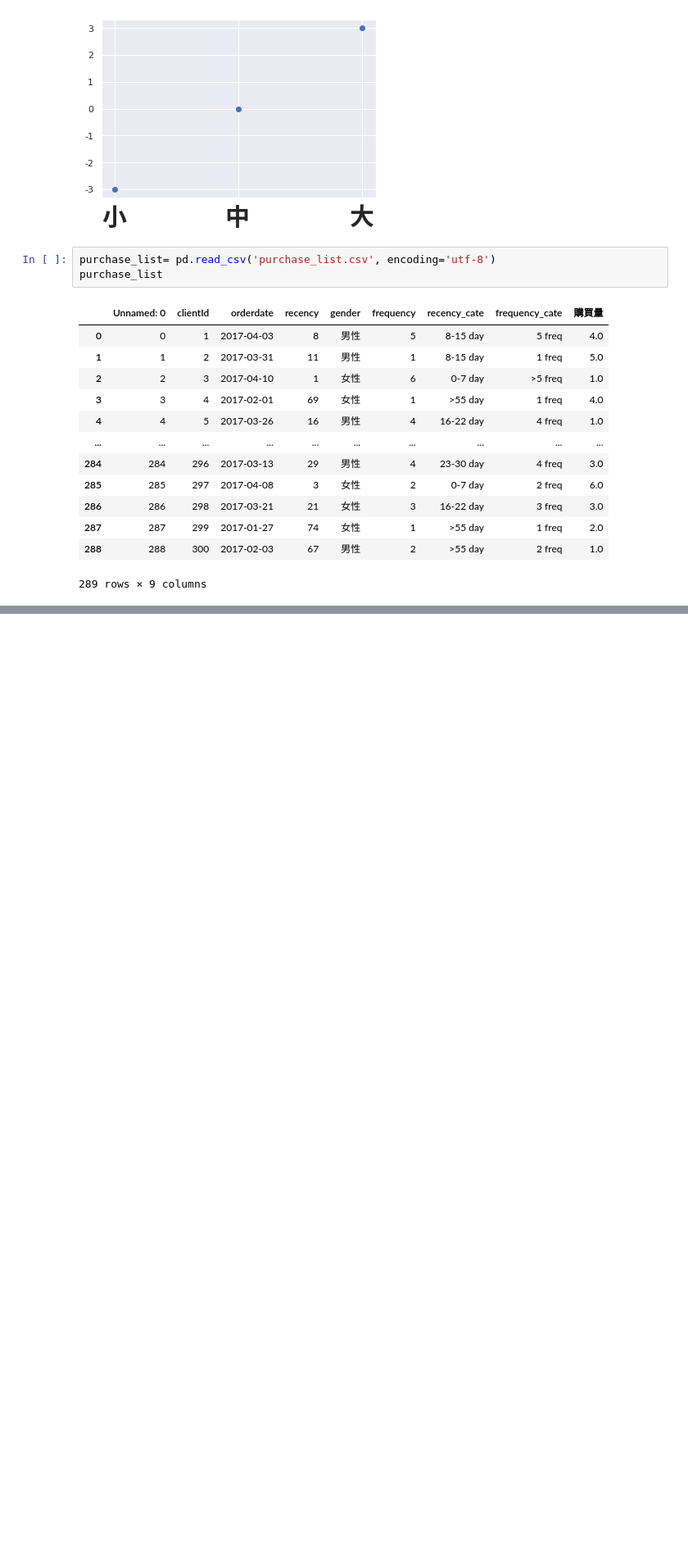
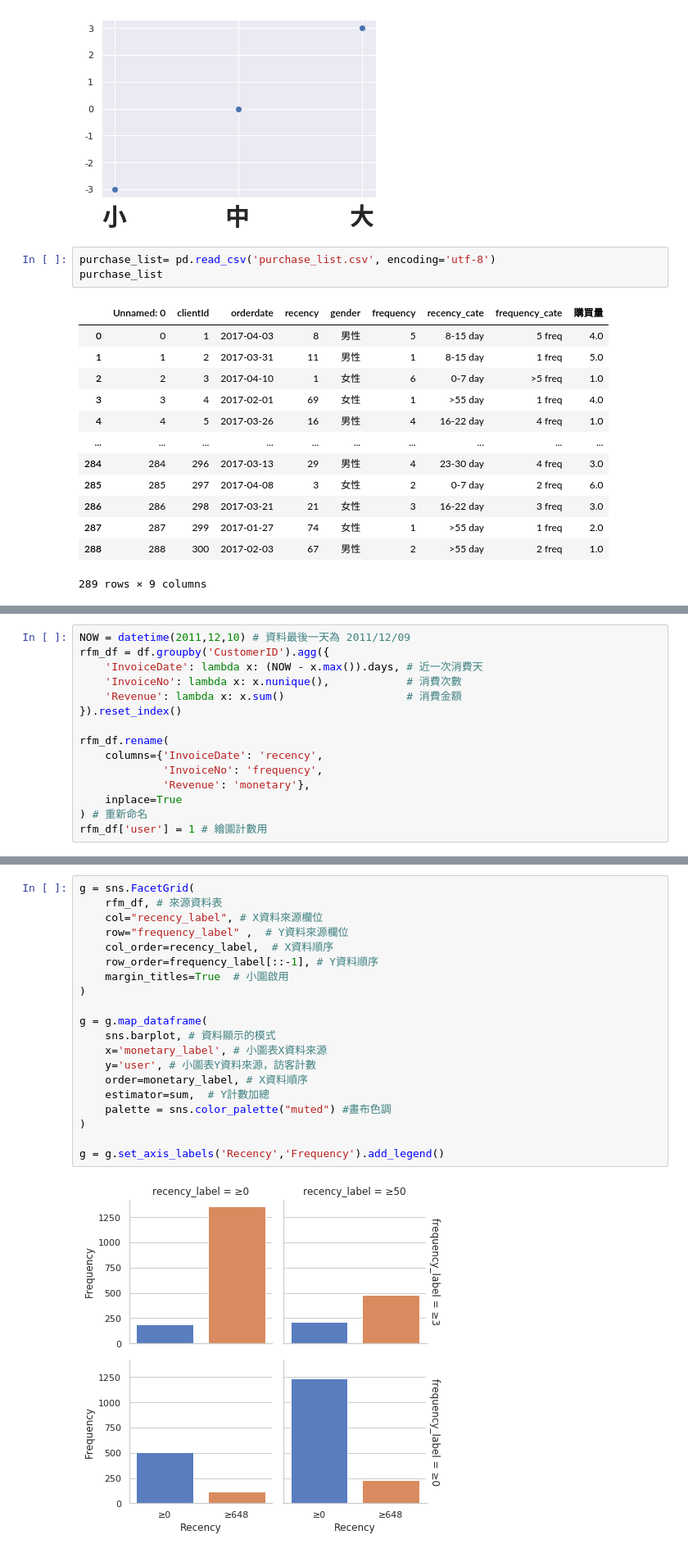
Before and after one commit to Benknightdark/GoogleTrendsApi, a Jupyter notebook: notebook/RFM Aanlysis.ipynb, the cells around one changed output, grey strips where cells are left out. Shown: that part at 82% size. Drawn from its saved outputs; the diff is of its cells as text; blank space fills up the shorter version.

```diff
--- a/notebook/RFM Aanlysis.ipynb
+++ b/notebook/RFM Aanlysis.ipynb
@@ -85,0 +118,15 @@ purchase_list
+# %%
+NOW = datetime(2011,12,10) # 資料最後一天為 2011/12/09
+rfm_df = df.groupby('CustomerID').agg({
+    'InvoiceDate': lambda x: (NOW - x.max()).days, # 近一次消費天
+    'InvoiceNo': lambda x: x.nunique(),            # 消費次數
+    'Revenue': lambda x: x.sum()                   # 消費金額
+}).reset_index()
+
+rfm_df.rename(
+    columns={'InvoiceDate': 'recency',
+             'InvoiceNo': 'frequency',
+             'Revenue': 'monetary'},
+    inplace=True
+) # 重新命名
+rfm_df['user'] = 1 # 繪圖計數用
@@ -85,0 +199,22 @@ purchase_list
+# %%
+g = sns.FacetGrid(
+    rfm_df, # 來源資料表
+    col="recency_label", # X資料來源欄位
+    row="frequency_label" ,  # Y資料來源欄位
+    col_order=recency_label,  # X資料順序
+    row_order=frequency_label[::-1], # Y資料順序
+    margin_titles=True  # 小圖啟用
+)
+
+g = g.map_dataframe(
+    sns.barplot, # 資料顯示的模式
+    x='monetary_label', # 小圖表X資料來源
+    y='user', # 小圖表Y資料來源，訪客計數
+    order=monetary_label, # X資料順序
+    estimator=sum,  # Y計數加總
+    palette = sns.color_palette("muted") #畫布色調
+)
+
+g = g.set_axis_labels('Recency','Frequency').add_legend()
+# %% [output]
+[figure, added]
```
Also changed, not shown: parts of 17 cells of this notebook.
